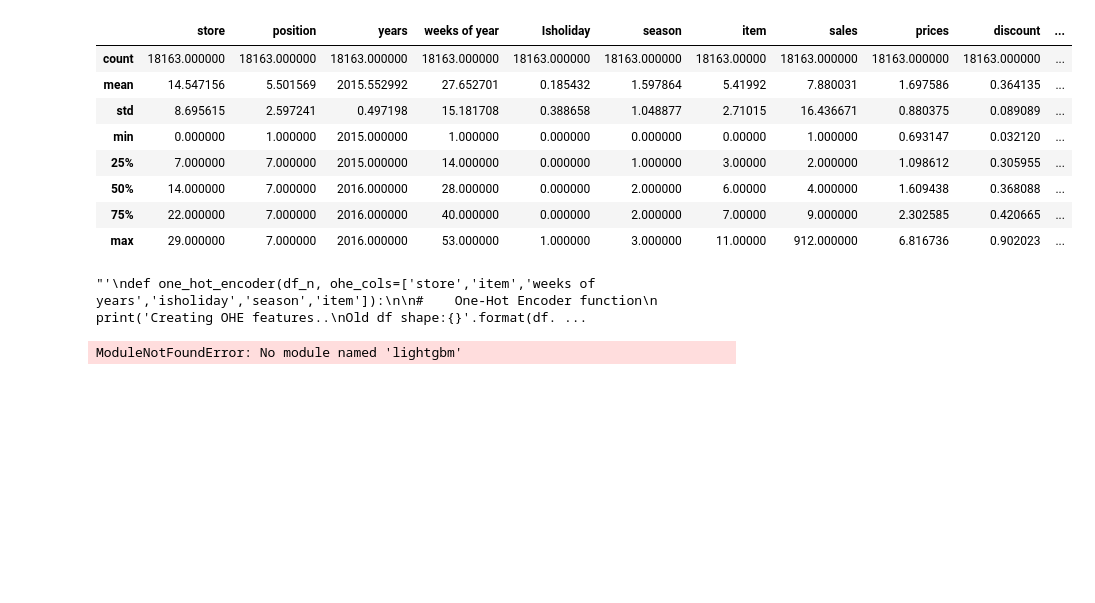
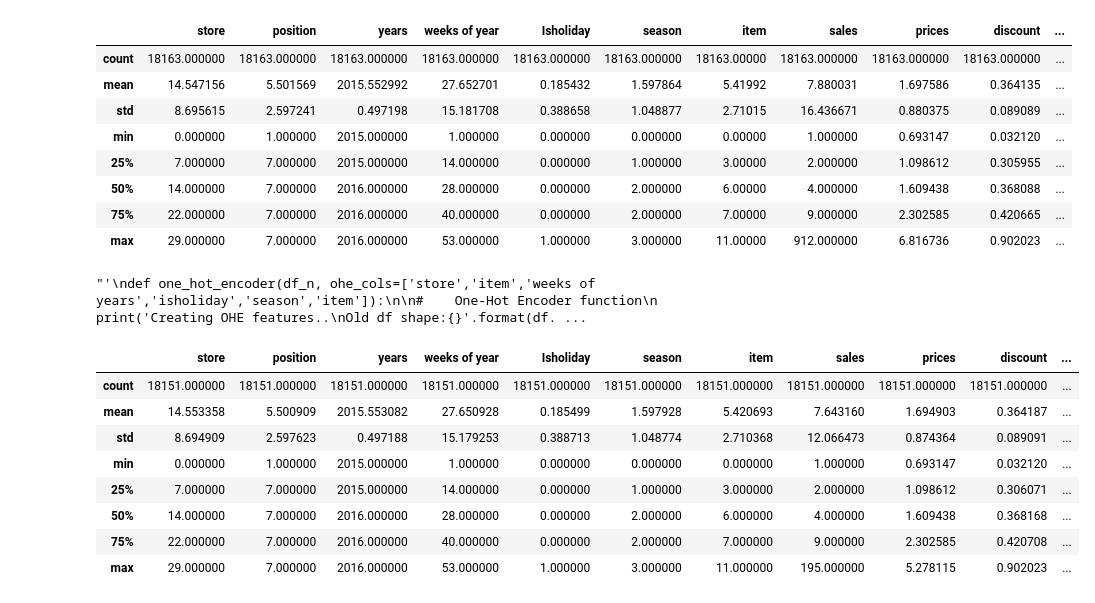
Before and after one commit to finyle/biyesheji, a Jupyter notebook: lgb_2.ipynb, the cells around one changed output. Drawn from its saved outputs; the diff is of its cells as text; code cells hidden in the pictures; blank space fills up the shorter version.

```diff
--- a/lgb_2.ipynb
+++ b/lgb_2.ipynb
@@ -88,6 +88,22 @@ def one_hot_encoder(df_n, ohe_cols=['store','item','weeks of years','isholiday',
 '''
 # %% [output]
 "'\ndef one_hot_encoder(df_n, ohe_cols=['store','item','weeks of years','isholiday','season','item']):\n\n#    One-Hot Encoder function\n    print('Creating OHE features..\nOld df shape:{}'.format(df. ...
+# %%
+outlier = df_n[lambda df_n: df_n['sales'] > 200]
+#outlier.index
+df_n = df_n.drop([2215, 2222, 2341, 2511, 2518, 2984, 5672, 2583, 2730, 2890, 2897,8064])
+# %%
+df_n.describe()
+# %% [output]
+|  | store | position | years | weeks of year | Isholiday | season | item | sales | prices | discount | ... |
+| count | 18151.000000 | 18151.000000 | 18151.000000 | 18151.000000 | 18151.000000 | 18151.000000 | 18151.000000 | 18151.000000 | 18151.000000 | 18151.000000 | ... |
+| mean | 14.553358 | 5.500909 | 2015.553082 | 27.650928 | 0.185499 | 1.597928 | 5.420693 | 7.643160 | 1.694903 | 0.364187 | ... |
+| std | 8.694909 | 2.597623 | 0.497188 | 15.179253 | 0.388713 | 1.048774 | 2.710368 | 12.066473 | 0.874364 | 0.089091 | ... |
+| min | 0.000000 | 1.000000 | 2015.000000 | 1.000000 | 0.000000 | 0.000000 | 0.000000 | 1.000000 | 0.693147 | 0.032120 | ... |
+| 25% | 7.000000 | 7.000000 | 2015.000000 | 14.000000 | 0.000000 | 1.000000 | 3.000000 | 2.000000 | 1.098612 | 0.306071 | ... |
+| 50% | 14.000000 | 7.000000 | 2016.000000 | 28.000000 | 0.000000 | 2.000000 | 6.000000 | 4.000000 | 1.609438 | 0.368168 | ... |
+| 75% | 22.000000 | 7.000000 | 2016.000000 | 40.000000 | 0.000000 | 2.000000 | 7.000000 | 9.000000 | 2.302585 | 0.420708 | ... |
+| max | 29.000000 | 7.000000 | 2016.000000 | 53.000000 | 1.000000 | 3.000000 | 11.000000 | 195.000000 | 5.278115 | 0.902023 | ... |
 # %%
 #df_n = df_n.drop(['prices','discount'],axis=1)
 # %%
@@ -128,8 +144,6 @@ params = {
     'bagging_freq': 5,
     'verbose': 0
 }
-# %% [output]
-ModuleNotFoundError: No module named 'lightgbm'
 # %%
 from sklearn.metrics import mean_squared_error
 from sklearn.metrics import r2_score
```
Also changed, not shown: parts of 10 cells of this notebook.
